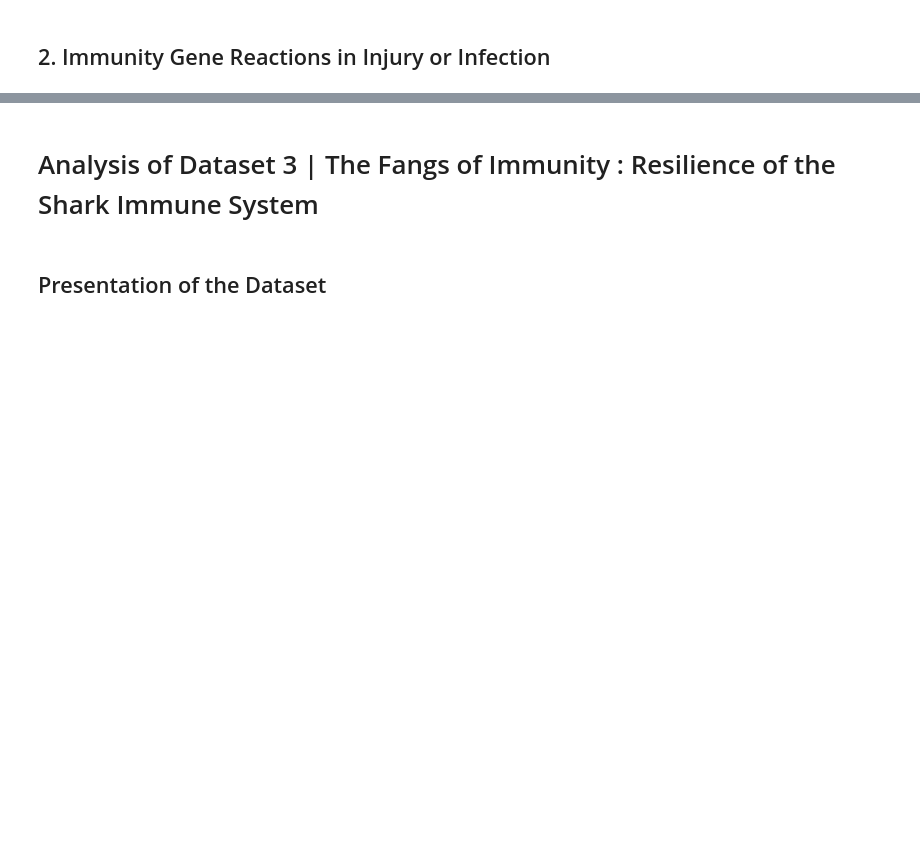
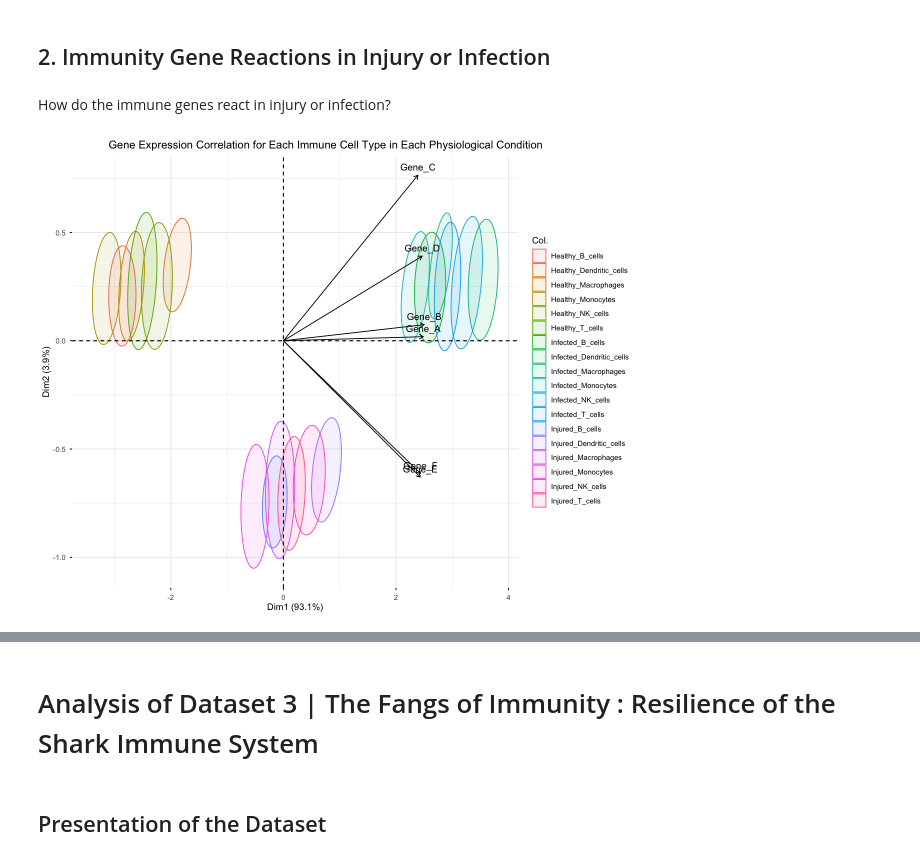
Before and after one commit to Ploenypp/bio-phys-inform_workbooks, a Jupyter notebook: biostats_project/aux_report.ipynb, the cells around one changed output, grey strips where cells are left out. Saved outputs shown, nothing was run; the diff lists cells and outputs as text; code cells hidden in the pictures; blank space fills up the shorter version.

```diff
--- a/biostats_project/aux_report.ipynb
+++ b/biostats_project/aux_report.ipynb
@@ -434,2 +528,19 @@ A matrix: 12 x 12 of type chr
 # %% [markdown]
 ## 2. Immunity Gene Reactions in Injury or Infection
+# %% [markdown]
+How do the immune genes react in injury or infection?
+# %%
+# healthy, injured, and infected population
+h_inj_inf = sharks %>% filter(physiological_condition %in% c("Healthy", "Injured", "Infected"))
+
+# PCA on the gene expression levels
+h_inj_inf_pca = PCA(h_inj_inf[c("Gene_A","Gene_B","Gene_C","Gene_D","Gene_E","Gene_F")], scale.unit=TRUE, graph=FALSE)
+
+# customize graph size
+options(repr.plot.width=10, repr.plot.height=8)
+
+# MDS cloud plot with correlation circle
+fviz_pca_biplot(h_inj_inf_pca, geom.ind="None", col.ind=h_inj_inf$group, col.var="black", addEllipses=TRUE, ellipse.level=0.5, title="Gene Expression Correlation for Each Immune Cell Type in Each Physiological Condition") +
+    theme(plot.title=element_text(hjust=3))
+# %% [output]
+[figure, added]
```
Also changed, not shown: parts of 14 cells of this notebook.
